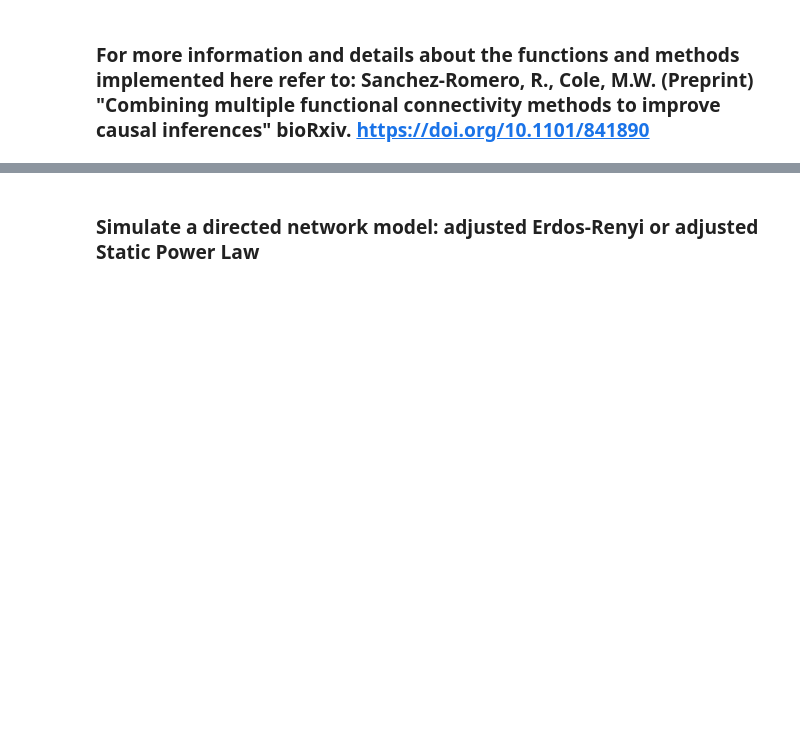
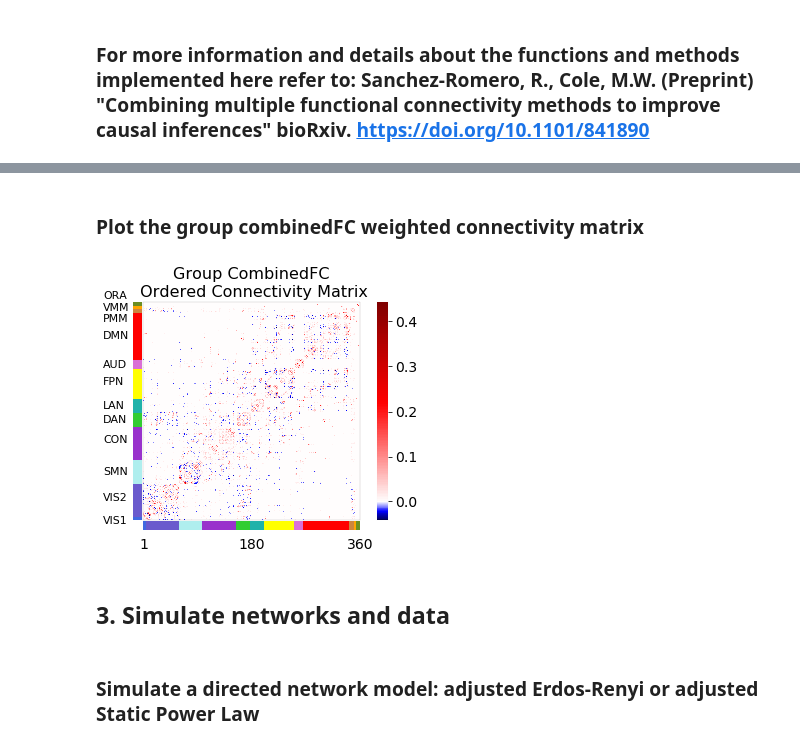
Before and after one commit to ColeLab/CombinedFC, a Jupyter notebook: Functions_Demo.ipynb, the cells around one changed output, grey strips where cells are left out. Cells and saved outputs as stored; diff of their text form; code cells hidden in the pictures; blank space fills up the shorter version.

```diff
--- a/Functions_Demo.ipynb
+++ b/Functions_Demo.ipynb
@@ -10,3 +174,34 @@ import matplotlib.pyplot as plt
+# %%
+#IMPORTANT: The input is a list containing the subjects individual datasets with dimensions [datapoints x nodes]
+#The output is a group combinedFC connectivity matrix with dimensions [nodes x nodes]
+
+#See the manuscript for information about computation and interpretation of the group matrix
+#In sum, each entry in the matrix represents the group average significant connectivity weight
+
+#See the manuscript for meaning and use of the equivalence test in group analysis
+
+Mcfc_group = cfc.groupCombinedFC(groupData = group_restData,   #list containing the subjects individual datasets
+                    alpha = 0.01,                          #alpha level for partial correlation
+                    methodParcorr ='inverseCovariance',    #method to compute the partial correlation
+                    equivalenceTest = True,                #If True, compute an equivalence test for zero correlations
+                    lower_bound = -0.2,                    #lower and upper bound representing the minimum correlation of
+                    upper_bound = +0.2,                    #interest for the equivalence test
+                    alphaEqTest = 0.01                      #alpha level for the equivalence test
+                    )
+# %% [markdown]
+### Plot the group combinedFC weighted connectivity matrix
+# %%
+fig, ax = cfc.plotConnectivityMatrix(ConnMat = Mcfc_group,   #input group weighted matrix
+                                methodTitle='Group CombinedFC\n Ordered Connectivity Matrix',
+                                functionalNetworks = True,   #order in functional networks from Ji et al.,(2019)
+                                networkColorBar_x = True,    #include color marks in x axis for the functional networks
+                                networkColorBar_y = True,    #do not include color marks in y axis
+                                networkLabels = True)        #include labels for the Ji et al., networks
+fig.show()
+# %% [output]
+[figure, added]
+# %% [markdown]
+## 3. Simulate networks and data
 # %% [markdown]
 ### Simulate a directed network model: adjusted Erdos-Renyi or adjusted Static Power Law
 # %%
```
Also changed, not shown: parts of 23 cells of this notebook.
